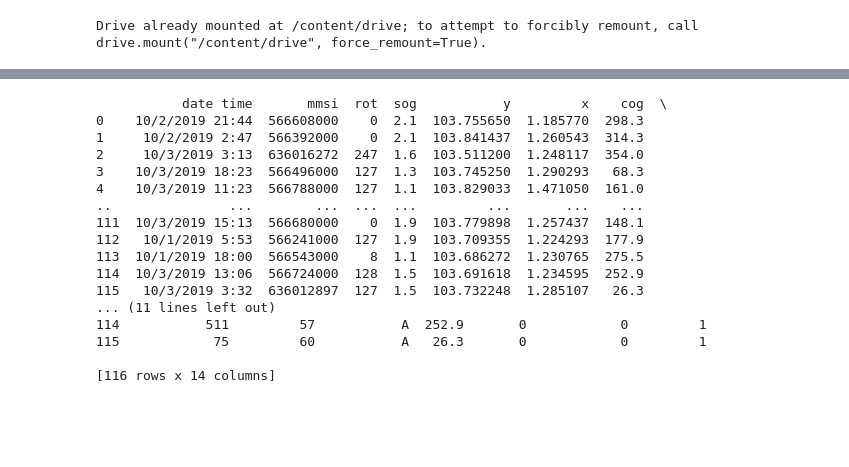
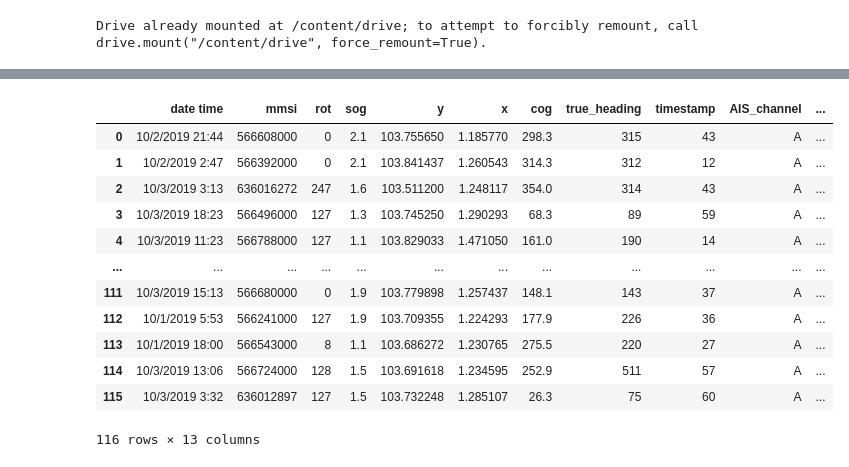
Before and after one commit to keweiang/AISanomalydetection, a Jupyter notebook: AISAnomalyDetectionSystem(99_99_accuracy).ipynb, the cells around one changed output, grey strips where cells are left out. Cells and saved outputs as stored; diff of their text form; code cells hidden in the pictures; blank space fills up the shorter version.

```diff
--- a/AISAnomalyDetectionSystem(99_99_accuracy).ipynb
+++ b/AISAnomalyDetectionSystem(99_99_accuracy).ipynb
@@ -386,26 +386,23 @@ with open('/content/drive/MyDrive/AISdata (2).csv', 'r') as f:
   data = pd.read_csv(f,skiprows=1,names=['index1', 'date time','mmsi','rot','sog','y','x','cog','true_heading','timestamp','AIS_channel'],usecols=range(1,11))
 # %%
 # Use pandas.merge() to on multiple columns
-df2 = pd.merge(data, abnormalV,  how='right', on=['y','x','sog'])
-print(df2)
+df2 = pd.merge(data, abnormalV,  how='right', on=['y','x','sog','cog'])
+df2.to_csv("AbnormalVesselList.csv", index=False)
+df2
 # %% [output]
+|  | date time | mmsi | rot | sog | y | x | cog | true_heading | timestamp | AIS_channel | ... |
+| 0 | 10/2/2019 21:44 | 566608000 | 0 | 2.1 | 103.755650 | 1.185770 | 298.3 | 315 | 43 | A | ... |
+| 1 | 10/2/2019 2:47 | 566392000 | 0 | 2.1 | 103.841437 | 1.260543 | 314.3 | 312 | 12 | A | ... |
+| 2 | 10/3/2019 3:13 | 636016272 | 247 | 1.6 | 103.511200 | 1.248117 | 354.0 | 314 | 43 | A | ... |
+| 3 | 10/3/2019 18:23 | 566496000 | 127 | 1.3 | 103.745250 | 1.290293 | 68.3 | 89 | 59 | A | ... |
+| 4 | 10/3/2019 11:23 | 566788000 | 127 | 1.1 | 103.829033 | 1.471050 | 161.0 | 190 | 14 | A | ... |
+| ... | ... | ... | ... | ... | ... | ... | ... | ... | ... | ... | ... |
+| 111 | 10/3/2019 15:13 | 566680000 | 0 | 1.9 | 103.779898 | 1.257437 | 148.1 | 143 | 37 | A | ... |
+| 112 | 10/1/2019 5:53 | 566241000 | 127 | 1.9 | 103.709355 | 1.224293 | 177.9 | 226 | 36 | A | ... |
+| 113 | 10/1/2019 18:00 | 566543000 | 8 | 1.1 | 103.686272 | 1.230765 | 275.5 | 220 | 27 | A | ... |
+| 114 | 10/3/2019 13:06 | 566724000 | 128 | 1.5 | 103.691618 | 1.234595 | 252.9 | 511 | 57 | A | ... |
+| 115 | 10/3/2019 3:32 | 636012897 | 127 | 1.5 | 103.732248 | 1.285107 | 26.3 | 75 | 60 | A | ... |
-           date time       mmsi  rot  sog           y         x    cog  \
-0    10/2/2019 21:44  566608000    0  2.1  103.755650  1.185770  298.3
-1     10/2/2019 2:47  566392000    0  2.1  103.841437  1.260543  314.3
-2     10/3/2019 3:13  636016272  247  1.6  103.511200  1.248117  354.0
-3    10/3/2019 18:23  566496000  127  1.3  103.745250  1.290293   68.3
-4    10/3/2019 11:23  566788000  127  1.1  103.829033  1.471050  161.0
-..               ...        ...  ...  ...         ...       ...    ...
-111  10/3/2019 15:13  566680000    0  1.9  103.779898  1.257437  148.1
-112   10/1/2019 5:53  566241000  127  1.9  103.709355  1.224293  177.9
-113  10/1/2019 18:00  566543000    8  1.1  103.686272  1.230765  275.5
-114  10/3/2019 13:06  566724000  128  1.5  103.691618  1.234595  252.9
-115   10/3/2019 3:32  636012897  127  1.5  103.732248  1.285107   26.3
-... (11 lines left out)
-114           511         57           A  252.9       0            0         1
-115            75         60           A   26.3       0            0         1
-
-[116 rows x 14 columns]
+116 rows × 13 columns
 # %%
 import plotly.express as px
 
```
Also changed, not shown: parts of 3 cells of this notebook.
